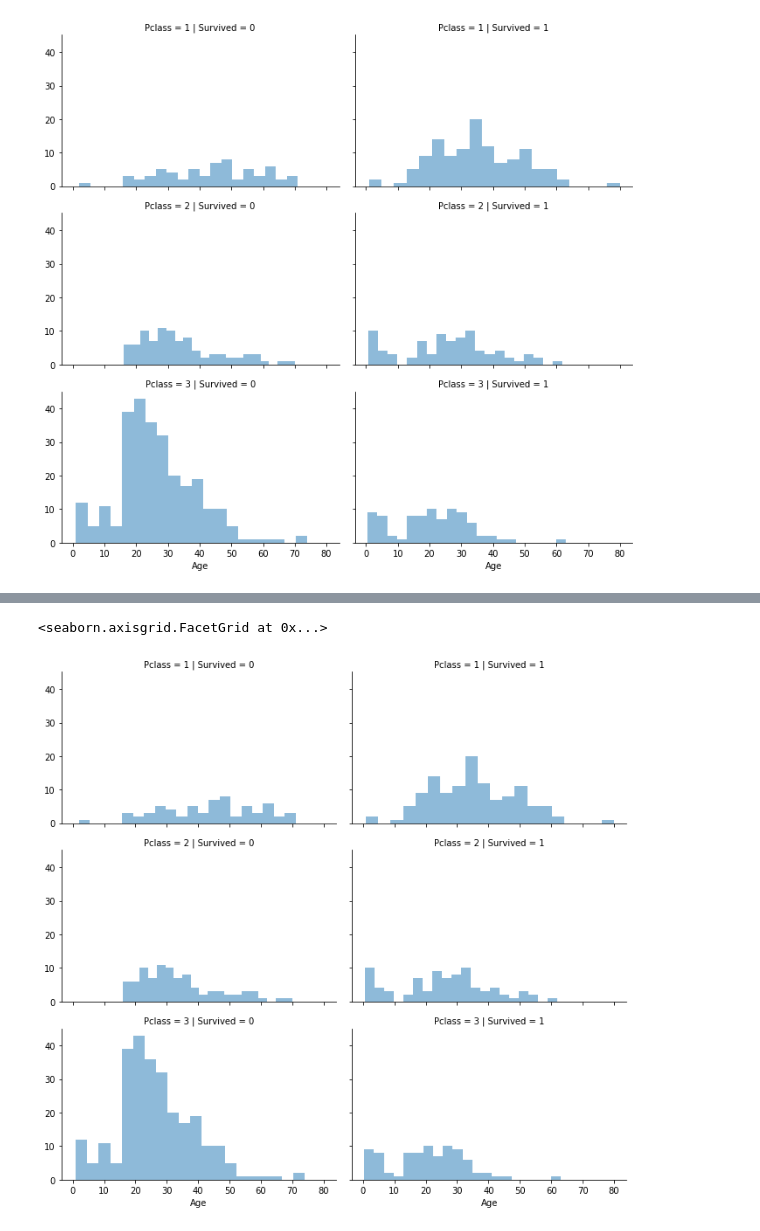
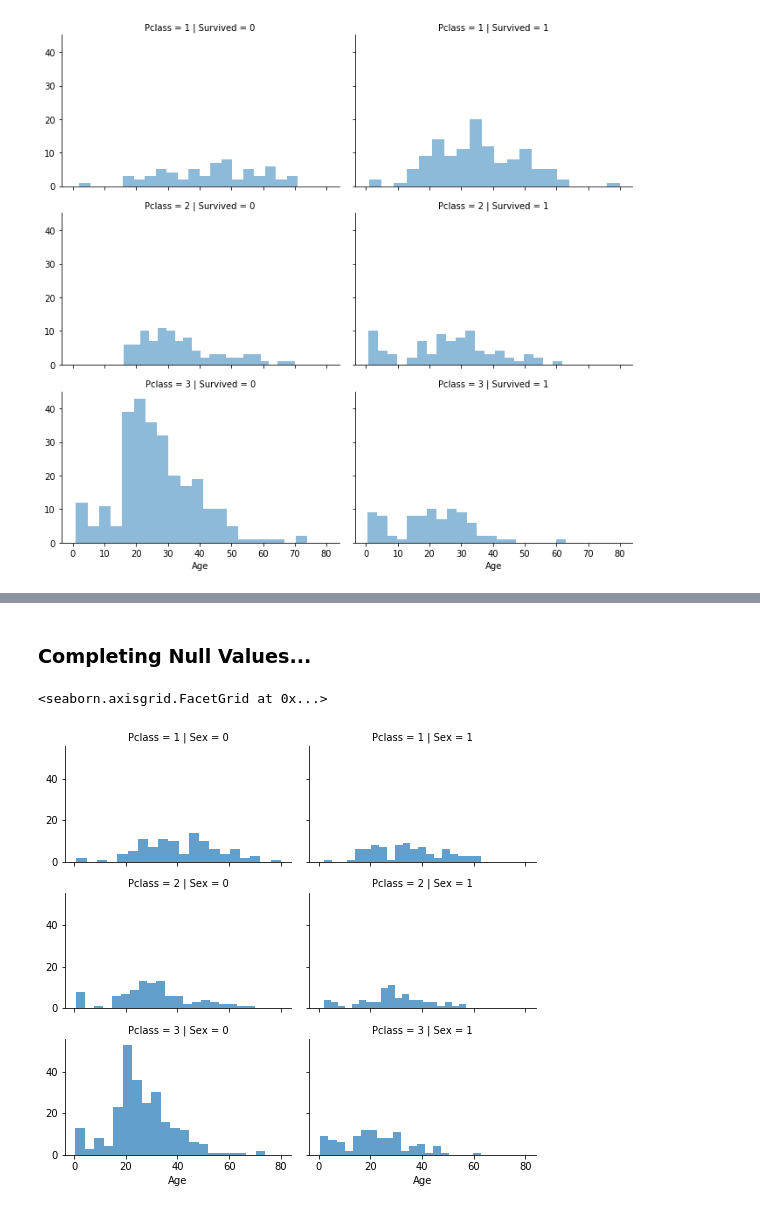
Before and after one commit to k12magnumopus/TitanicDataAnalysis, a Jupyter notebook: Titanic.ipynb, the cells around one changed output, grey strips where cells are left out. Cells and saved outputs as stored; diff of their text form; code cells hidden in the pictures.

```diff
--- a/Titanic.ipynb
+++ b/Titanic.ipynb
@@ -137,0 +178,6 @@ grid.add_legend()
+# %%
+print('Before', train_df.shape, test_df.shape)
+
+train_df = train_df.drop(['Ticket', 'Cabin'], axis = 1)
+test_df= test_df.drop(['Ticket','Cabin'], axis = 1)
+combine = [train_df, test_df]
@@ -137,0 +252,5 @@ grid.add_legend()
+# %%
+train_df = train_df.drop(['Name', 'PassengerId'], axis = 1)
+test_df = test_df.drop(['Name'], axis = 1)
+combine = [train_df, test_df]
+train_df.shape, test_df.shape
@@ -138,6 +271,9 @@ grid.add_legend()
+# %% [markdown]
+<h3>Completing Null Values...</h3>
 # %%
-grid = sns.FacetGrid(train_df, col = 'Survived', row = 'Pclass', height = 3, aspect = 1.6)
-grid.map(plt.hist, 'Age',alpha = .5, bins = 20)
+grid = sns.FacetGrid(train_df, row = 'Pclass', col='Sex', height=2.2, aspect=1.6)
+grid.map(plt.hist, 'Age', alpha=.7, bins = 20)
+grid.add_legend()
 # %% [output]
 <seaborn.axisgrid.FacetGrid at 0x...>
-[figure, old version]
+[figure, new version]
```
Also changed, not shown: parts of 12 cells of this notebook.
